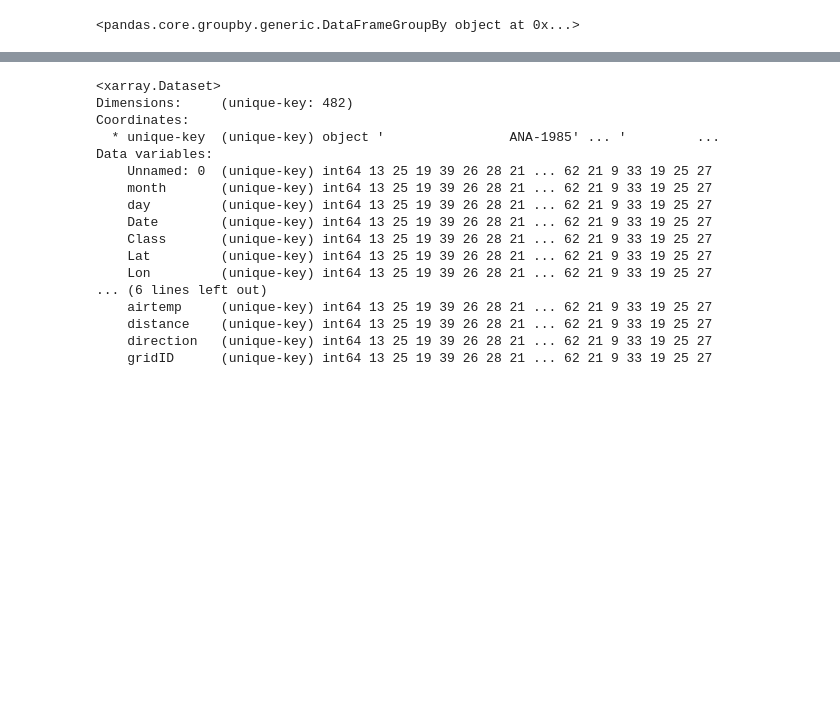
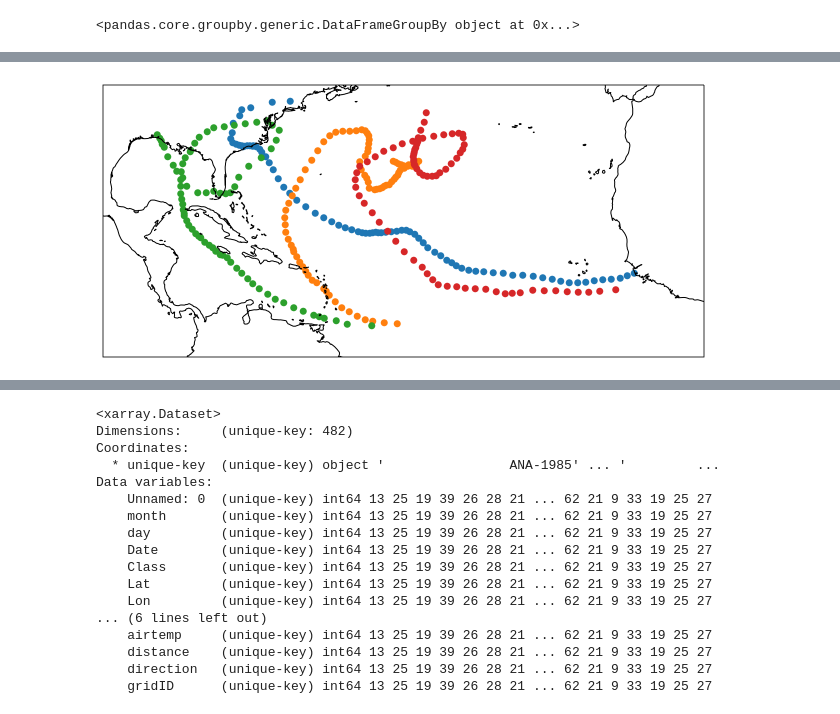
Before and after one commit to mdonahue263/apma4990-mad2311, a Jupyter notebook: workingWithData.ipynb, the cells around one changed output, grey strips where cells are left out. Saved outputs shown, nothing was run; the diff lists cells and outputs as text; code cells hidden in the pictures; blank space fills up the shorter version.

```diff
--- a/workingWithData.ipynb
+++ b/workingWithData.ipynb
@@ -26,0 +80,24 @@ print(hdpd.groupby(by = 'unique-key', axis = 1))
+# %%
+proj_map = ccrs.LambertConformal(central_longitude=-50, central_latitude=27.5)
+proj_dta = ccrs.PlateCarree()  # the data's projection
+
+fig = plt.figure(figsize=(12,5))
+ax = plt.subplot(projection=proj_map)
+
+extent = [-90, -10, 5, 40]
+
+fv = j.where(j['key'] == sorted.key[4], drop = True)
+sx = j.where(j['key'] == sorted.key[5], drop = True)
+sv = j.where(j['key'] == sorted.key[6], drop = True)
+et = j.where(j['key'] == sorted.key[7], drop = True)
+
+
+
+fv.plot.scatter(x = 'Lon', y = 'Lat',transform=proj_dta, ax = ax)
+sx.plot.scatter(x = 'Lon', y = 'Lat',transform=proj_dta, ax = ax)
+sv.plot.scatter(x = 'Lon', y = 'Lat',transform=proj_dta, ax = ax)
+et.plot.scatter(x = 'Lon', y = 'Lat',transform=proj_dta, ax = ax)
+ax.coastlines();
+ax.set_extent(extent)
+# %% [output]
+[figure, added]
```
Also changed, not shown: parts of 14 cells of this notebook, 1 other file.
